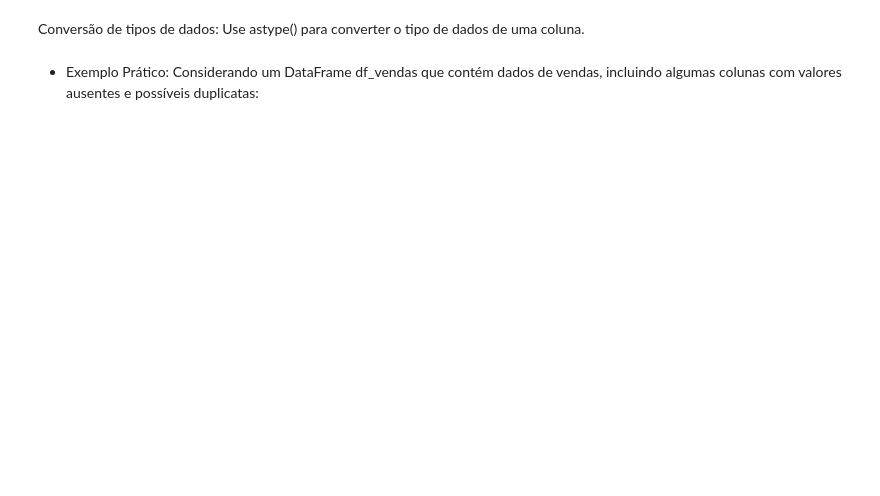
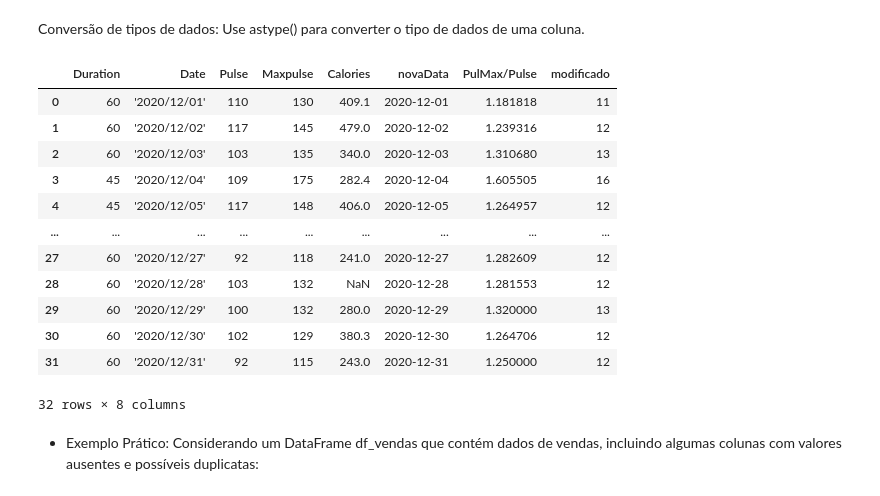
Before and after one commit to dacioms/DacioPythonDados, a Jupyter notebook: Aula3PandasIntro.ipynb, the cells around one changed output. Drawn from its saved outputs; the diff is of its cells as text; code cells hidden in the pictures; blank space fills up the shorter version.

```diff
--- a/Aula3PandasIntro.ipynb
+++ b/Aula3PandasIntro.ipynb
@@ -145,0 +366,7 @@ df_unico = df.drop_duplicates()
+# %%
+print(pd.options.display.max_rows)
+print(df)
+pd.options.display.max_rows = 500
+print(df)
+pd.options.display.max_rows = 30
+print(df)
@@ -445,0 +952,8 @@ df_filtrado = df[df['idade'] > 30]
+# %%
+df = pd.read_csv('dados/dataSujo.csv')
+# df['novaData'] = pd.to_datetime(df['Date'], errors='coerce')
+df['novaData'] = df['Date'].astype('datetime64[ns]')
+
+df.dropna(subset=['novaData'], inplace=True)
+
+print(df.to_string())
@@ -451,4 +983,5 @@ df_filtrado = df[df['idade'] > 30]
 # %%
 
 # Criando uma nova coluna 'idade_dobrada'
-df['idade_dobrada'] = df['idade'] * 2
+df['PulMax/Pulse'] = df['Maxpulse'] / df['Pulse']
+df
@@ -457,7 +1004,22 @@ Conversão de tipos de dados: Use astype() para converter o tipo de dados de uma
 # %%
 
 # Convertendo a coluna 'idade' para float
-df['idade'] = df['idade'].astype(float)
+df['modificado'] = (df['PulMax/Pulse']*10).astype(int)
+df
+# %% [output]
+|  | Duration | Date | Pulse | Maxpulse | Calories | novaData | PulMax/Pulse | modificado |
+| 0 | 60 | '2020/12/01' | 110 | 130 | 409.1 | 2020-12-01 | 1.181818 | 11 |
+| 1 | 60 | '2020/12/02' | 117 | 145 | 479.0 | 2020-12-02 | 1.239316 | 12 |
+| 2 | 60 | '2020/12/03' | 103 | 135 | 340.0 | 2020-12-03 | 1.310680 | 13 |
+| 3 | 45 | '2020/12/04' | 109 | 175 | 282.4 | 2020-12-04 | 1.605505 | 16 |
+| 4 | 45 | '2020/12/05' | 117 | 148 | 406.0 | 2020-12-05 | 1.264957 | 12 |
+| ... | ... | ... | ... | ... | ... | ... | ... | ... |
+| 27 | 60 | '2020/12/27' | 92 | 118 | 241.0 | 2020-12-27 | 1.282609 | 12 |
+| 28 | 60 | '2020/12/28' | 103 | 132 | NaN | 2020-12-28 | 1.281553 | 12 |
+| 29 | 60 | '2020/12/29' | 100 | 132 | 280.0 | 2020-12-29 | 1.320000 | 13 |
+| 30 | 60 | '2020/12/30' | 102 | 129 | 380.3 | 2020-12-30 | 1.264706 | 12 |
+| 31 | 60 | '2020/12/31' | 92 | 115 | 243.0 | 2020-12-31 | 1.250000 | 12 |
+32 rows × 8 columns
 # %% [markdown]
 - Exemplo Prático:
 Considerando um DataFrame df_vendas que contém dados de vendas, incluindo algumas colunas com valores ausentes e possíveis duplicatas:
```
Also changed, not shown: parts of 57 cells of this notebook, 1 other file.
